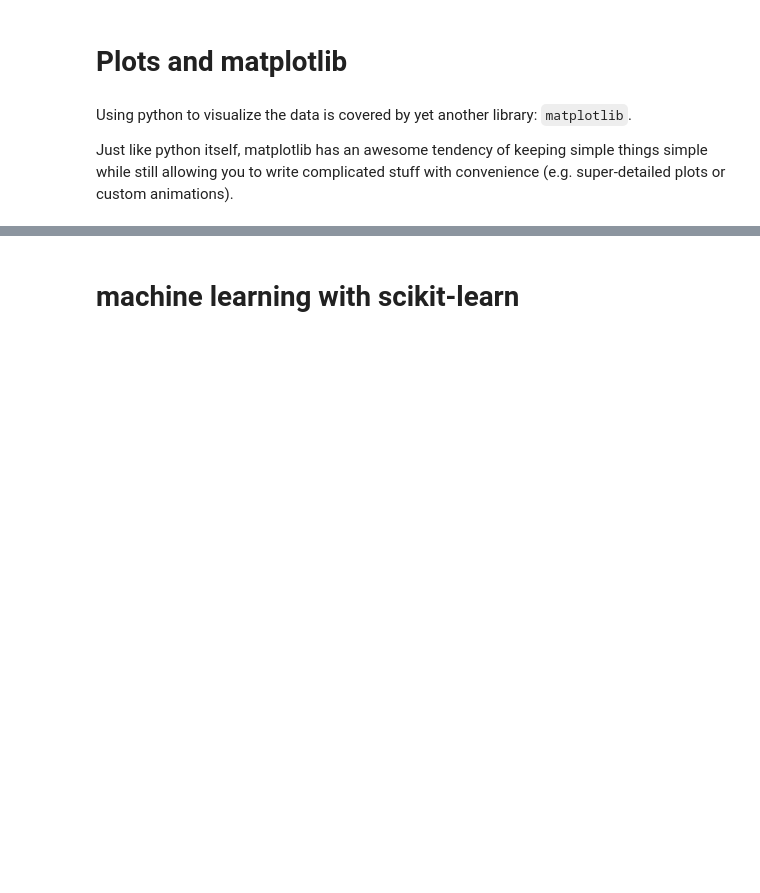
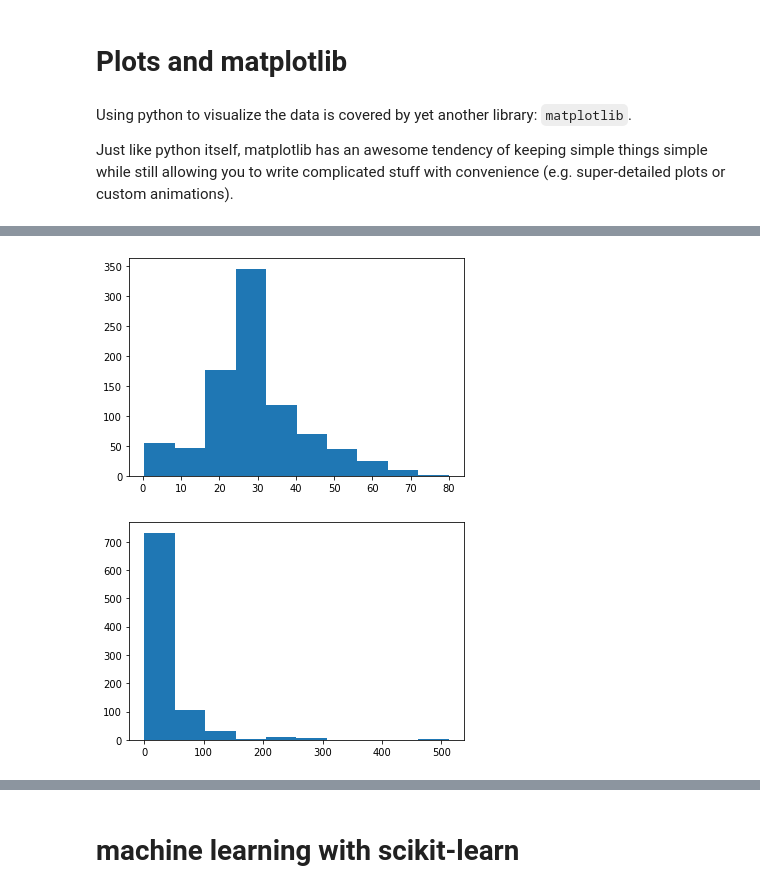
Before and after one commit to postolache/onboarding-ml, a Jupyter notebook: 02. Data Handling and Linear Regression/data-handling.ipynb, the cells around one changed output, grey strips where cells are left out. Cells and saved outputs as stored; diff of their text form; code cells hidden in the pictures; blank space fills up the shorter version.

```diff
--- a/02. Data Handling and Linear Regression/data-handling.ipynb
+++ b/02. Data Handling and Linear Regression/data-handling.ipynb
@@ -279,11 +520,19 @@ plt.hist([0,1,1,1,2,2,3,3,3,3,3,4,4,5,5,5,6,7,7,8,9,10], bins=5);
 # %%
 # plot a histogram of age and a histogram of ticket fares on separate plots
 
 ages = data["Age"]
 fares = data["Fare"]
 
-# your code here
-raise NotImplementedError
+plt.figure()
+plt.hist(ages)
+
+plt.figure()
+plt.hist(fares)
+
+plt.show()
+# %% [output]
+[figure, added]
+[figure, added]
 # %%
 plt.scatter(data['Age'],
             np.log1p(data['Fare']),
```
Also changed, not shown: parts of 39 cells of this notebook, 1 other file.
